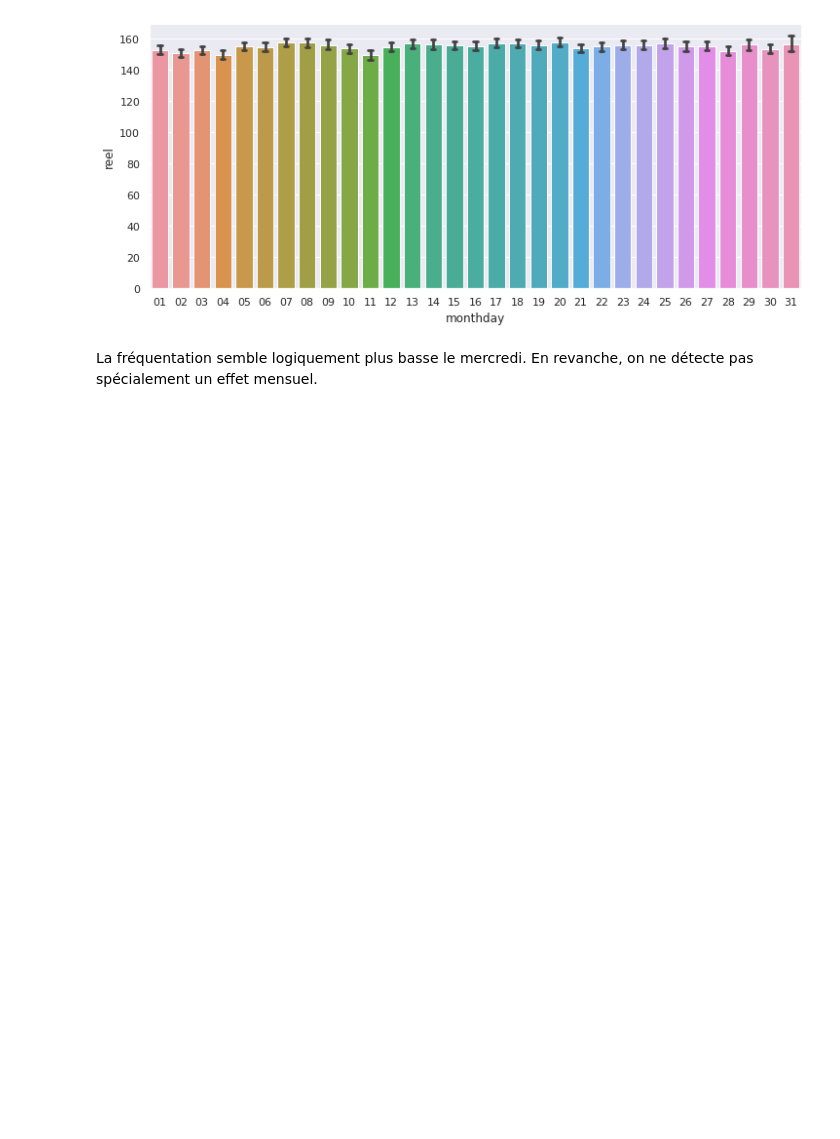
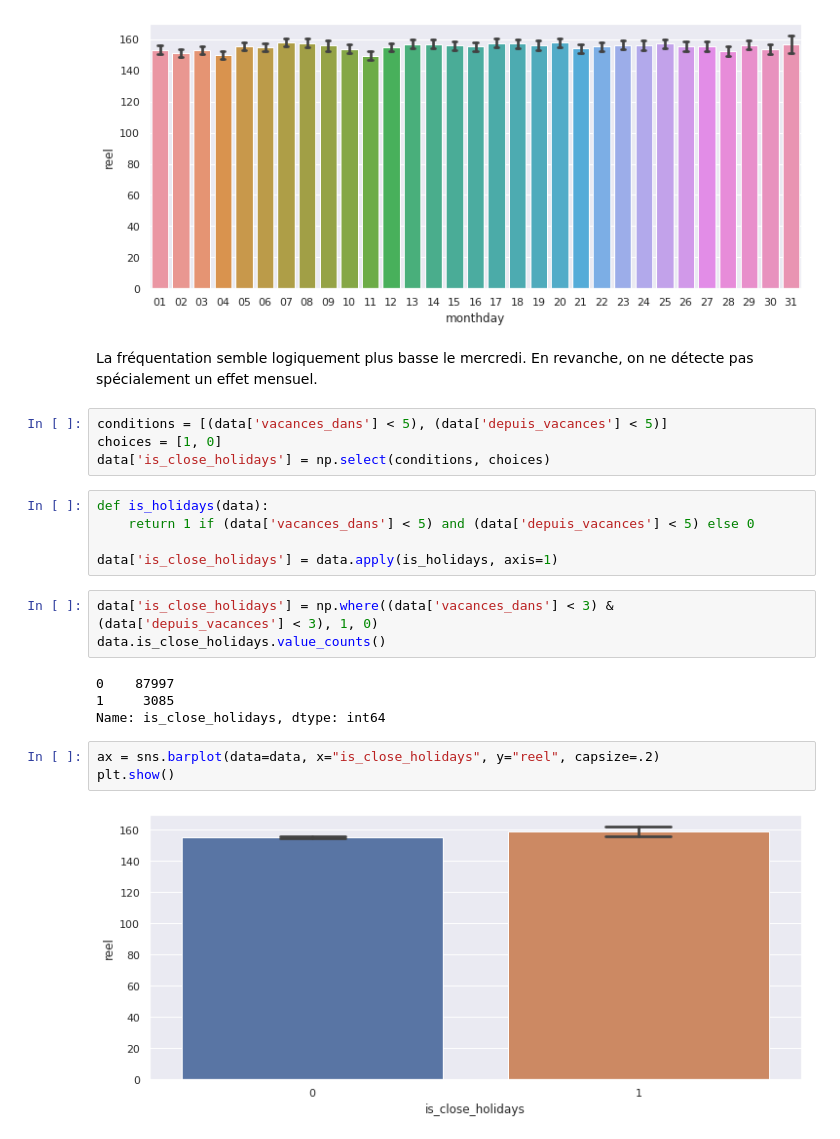
Before and after one commit to qangelot/projet_Nantes, a Jupyter notebook: research/exploratory_analysis.ipynb, the cells around one changed output. Saved outputs shown, nothing was run; the diff lists cells and outputs as text; blank space fills up the shorter version.

```diff
--- a/research/exploratory_analysis.ipynb
+++ b/research/exploratory_analysis.ipynb
@@ -658,3 +700,24 @@ plt.show()
 [figure]
 # %% [markdown]
 La fréquentation semble logiquement plus basse le mercredi. En revanche, on ne détecte pas spécialement un effet mensuel.
+# %%
+conditions = [(data['vacances_dans'] < 5), (data['depuis_vacances'] < 5)]
+choices = [1, 0]
+data['is_close_holidays'] = np.select(conditions, choices)
+# %%
+def is_holidays(data):
+    return 1 if (data['vacances_dans'] < 5) and (data['depuis_vacances'] < 5) else 0
+
+data['is_close_holidays'] = data.apply(is_holidays, axis=1)
+# %%
+data['is_close_holidays'] = np.where((data['vacances_dans'] < 3) & (data['depuis_vacances'] < 3), 1, 0)
+data.is_close_holidays.value_counts()
+# %% [output]
+0    87997
+1     3085
+Name: is_close_holidays, dtype: int64
+# %%
+ax = sns.barplot(data=data, x="is_close_holidays", y="reel", capsize=.2)
+plt.show()
+# %% [output]
+[figure, added]
```
Also changed, not shown: parts of 16 cells of this notebook, 35 other files.
